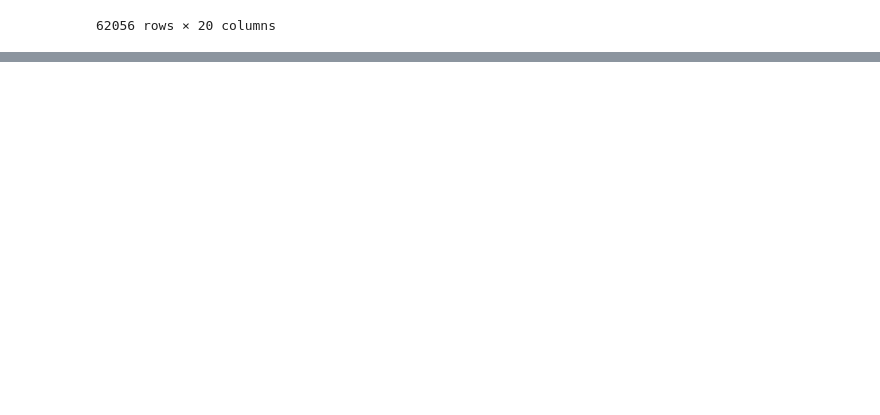
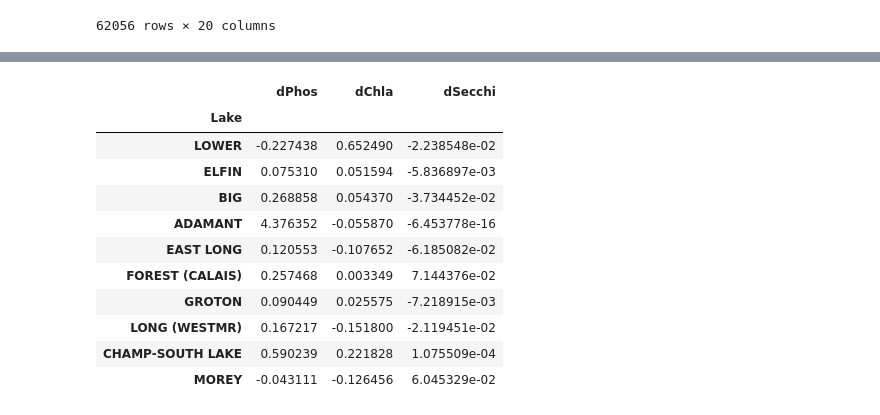
Before and after one commit to zorinAnze/Vermont-Lake-Health, a Jupyter notebook: VTLakes1.ipynb, the cells around one changed output, grey strips where cells are left out. Saved outputs shown, nothing was run; the diff lists cells and outputs as text; code cells hidden in the pictures; blank space fills up the shorter version.

```diff
--- a/VTLakes1.ipynb
+++ b/VTLakes1.ipynb
@@ -175,0 +289,22 @@ Untracked files:
+# %%
+data = []
+
+for lake in common_lakes:
+    data.append( [ lake, 365 * tp_df.loc[lake, 'Slope'], 365 * chla_df.loc[lake, 'Slope'], 365 * secchi_df.loc[lake, 'Slope']])
+
+bigthree_df = pd.DataFrame(data, columns = ['Lake', 'dPhos', 'dChla', 'dSecchi']).set_index('Lake')
+# %%
+bigthree_df.sample(10)
+# %% [output]
+|  | dPhos | dChla | dSecchi |
+| Lake |  |  |  |
+| LOWER | -0.227438 | 0.652490 | -2.238548e-02 |
+| ELFIN | 0.075310 | 0.051594 | -5.836897e-03 |
+| BIG | 0.268858 | 0.054370 | -3.734452e-02 |
+| ADAMANT | 4.376352 | -0.055870 | -6.453778e-16 |
+| EAST LONG | 0.120553 | -0.107652 | -6.185082e-02 |
+| FOREST (CALAIS) | 0.257468 | 0.003349 | 7.144376e-02 |
+| GROTON | 0.090449 | 0.025575 | -7.218915e-03 |
+| LONG (WESTMR) | 0.167217 | -0.151800 | -2.119451e-02 |
+| CHAMP-SOUTH LAKE | 0.590239 | 0.221828 | 1.075509e-04 |
+| MOREY | -0.043111 | -0.126456 | 6.045329e-02 |
```
Also changed, not shown: parts of 28 cells of this notebook.
